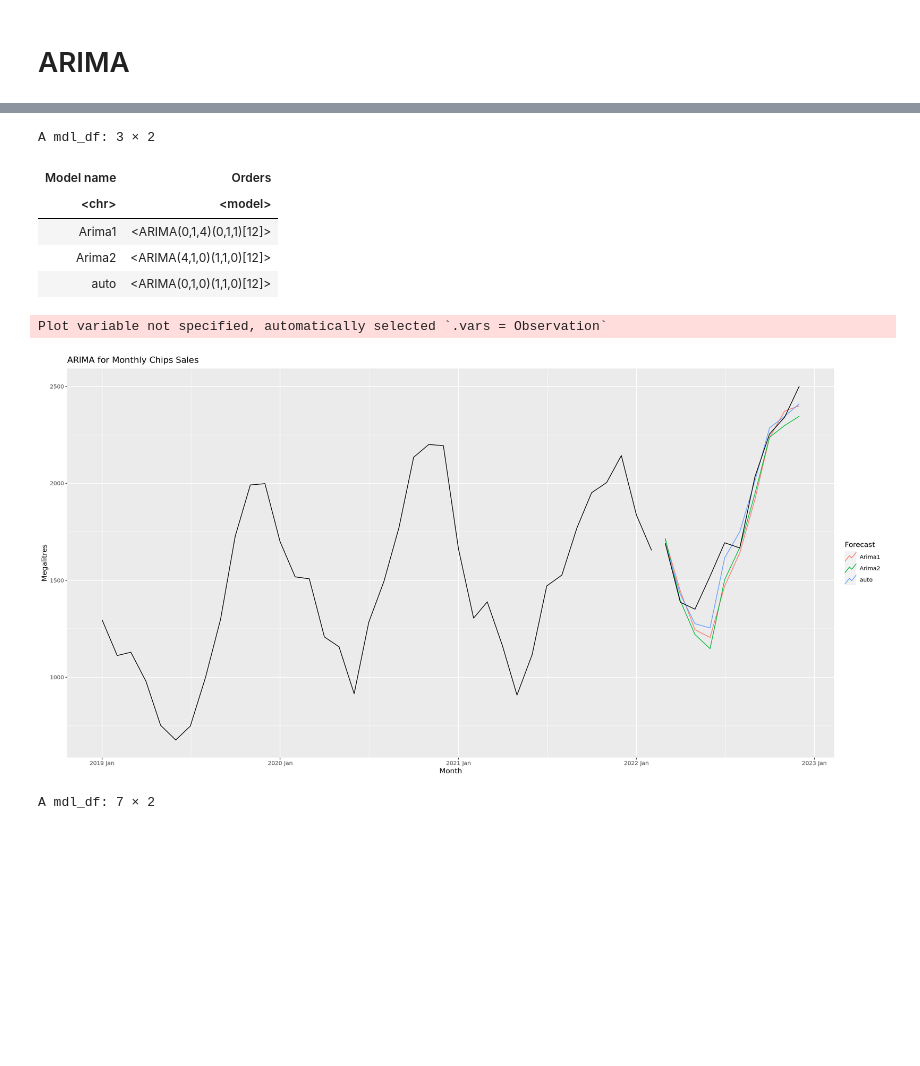
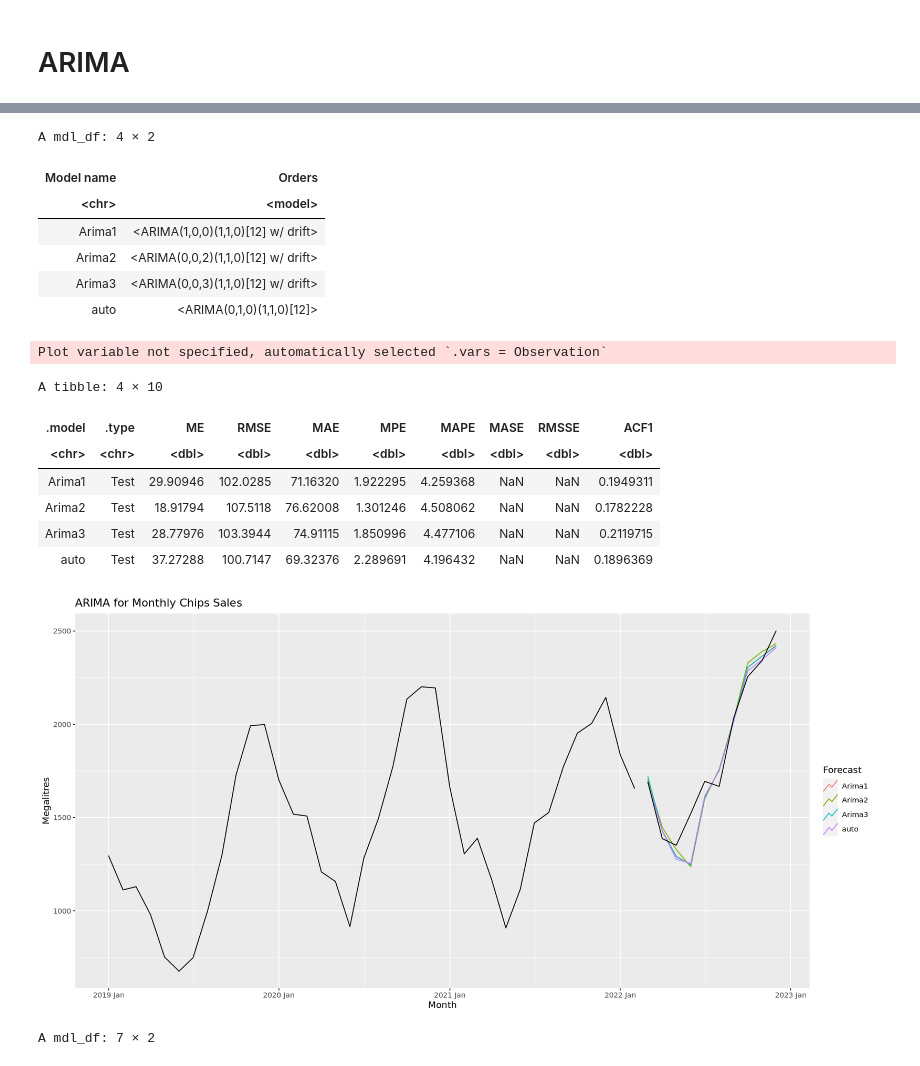
Before and after one commit to Ibrahim-Khayat/-IE499, a Jupyter notebook: indexClean+ArimaCombined.ipynb, the cells around one changed output, grey strips where cells are left out. Saved outputs shown, nothing was run; the diff lists cells and outputs as text; code cells hidden in the pictures; blank space fills up the shorter version.

Commit message:
Add files via upload
Added The correct ARIMA section

```diff
--- a/indexClean+ArimaCombined.ipynb
+++ b/indexClean+ArimaCombined.ipynb
@@ -427,34 +429,44 @@ Warning message:
 # %%
 
 Chips_fit <- Chips_train |>
    model(
-    Arima1 = ARIMA(Observation ~ pdq(0,1,4) + PDQ(0,1,1)),
-    Arima2 = ARIMA(Observation ~ pdq(4,1,0) + PDQ(1,1,0)),
+    Arima1 = ARIMA(Observation ~ pdq(1,0,0) + PDQ(1,1,0)),
+    Arima2 = ARIMA(Observation ~ pdq(0,0,2) + PDQ(1,1,0)),
+    Arima3 = ARIMA(Observation ~ pdq(0,0,3) + PDQ(1,1,0)),
     auto = ARIMA(Observation, stepwise = FALSE, approx = FALSE)
   )
 Chips_fit |> pivot_longer(everything(), names_to = "Model name",
                      values_to = "Orders")
 
 Chips_fc <- Chips_fit |> forecast(h = 10)
 Chips_fc |>
   autoplot(Chips_train, level = NULL) +
   autolayer(Chips_Test,
     colour = "black"
   ) +
   labs(
     y = "Megalitres",
     title = "ARIMA for Monthly Chips Sales"
   ) +
   guides(colour = guide_legend(title = "Forecast"))
+accuracy(Chips_fc, Chips_Test)
 # %% [output]
-A mdl_df: 3 × 2
+A mdl_df: 4 × 2
 | Model name | Orders |
 | <chr> | <model> |
-| Arima1 | <ARIMA(0,1,4)(0,1,1)[12]> |
-| Arima2 | <ARIMA(4,1,0)(1,1,0)[12]> |
+| Arima1 | <ARIMA(1,0,0)(1,1,0)[12] w/ drift> |
+| Arima2 | <ARIMA(0,0,2)(1,1,0)[12] w/ drift> |
+| Arima3 | <ARIMA(0,0,3)(1,1,0)[12] w/ drift> |
 | auto | <ARIMA(0,1,0)(1,1,0)[12]> |
 Plot variable not specified, automatically selected `.vars = Observation`
+A tibble: 4 × 10
+| .model | .type | ME | RMSE | MAE | MPE | MAPE | MASE | RMSSE | ACF1 |
+| <chr> | <chr> | <dbl> | <dbl> | <dbl> | <dbl> | <dbl> | <dbl> | <dbl> | <dbl> |
+| Arima1 | Test | 29.90946 | 102.0285 | 71.16320 | 1.922295 | 4.259368 | NaN | NaN | 0.1949311 |
+| Arima2 | Test | 18.91794 | 107.5118 | 76.62008 | 1.301246 | 4.508062 | NaN | NaN | 0.1782228 |
+| Arima3 | Test | 28.77976 | 103.3944 | 74.91115 | 1.850996 | 4.477106 | NaN | NaN | 0.2119715 |
+| auto | Test | 37.27288 | 100.7147 | 69.32376 | 2.289691 | 4.196432 | NaN | NaN | 0.1896369 |
-[figure, old version]
+[figure, new version]
 # %%
 options(
   repr.plot.width = 18,   # Set the width in inches
```
Also changed, not shown: parts of 7 cells of this notebook.
